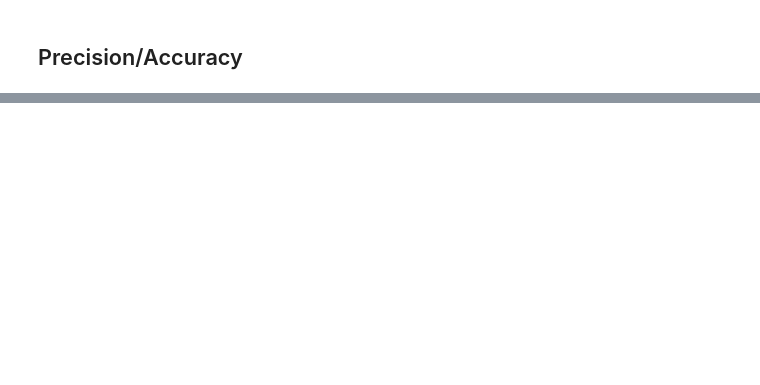
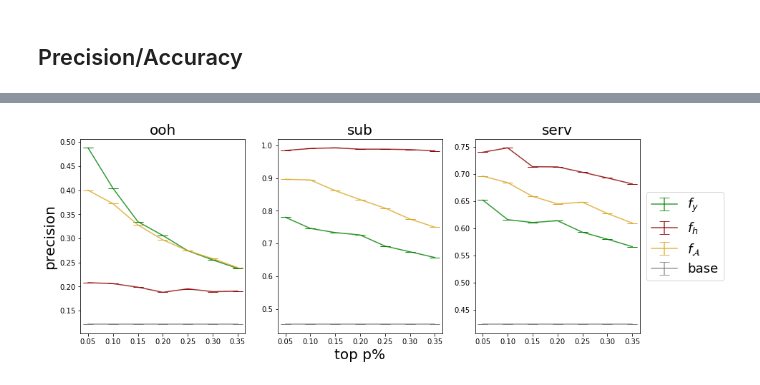
Before and after one commit to mariadea/influence-labelers, a Jupyter notebook: child_welfare/ChildWelfare_SingleRun_NN.ipynb, the cells around one changed output, grey strips where cells are left out. Saved outputs shown, nothing was run; the diff lists cells and outputs as text; code cells hidden in the pictures; blank space fills up the shorter version.

```diff
--- a/child_welfare/ChildWelfare_SingleRun_NN.ipynb
+++ b/child_welfare/ChildWelfare_SingleRun_NN.ipynb
@@ -301,2 +297,6 @@ def eval_k_iter(M_results, Y_h, Y_ooh, Y_serv, Y_sub, p):
 
     return dic_eval
+# %%
+list_dics =[]
+for p in np.arange(0.05, 0.4, 0.05):
+    list_dics.append(eval_k_iter(Y_pred_obs_test, Y_pred_amalg_test, Y_pred_h_test, tar_test, p))
@@ -381,0 +487,5 @@ def plot_perf_bar(dic_eval, models = ['Y_pred_obs_test', 'Y_pred_h_test',
+# %%
+plot_perf_bar(list_dics, index = np.arange(0.05, 0.4, 0.05), models = ['Y_pred_obs_test', 'Y_pred_h_test','Y_pred_amalg_test'],
+                  plot_labels = [ '$f_y$', '$f_h$',  '$f_\mathcal{A}$' ])
+# %% [output]
+[figure, added]
```
Also changed, not shown: parts of 32 cells of this notebook, 1 other file.
